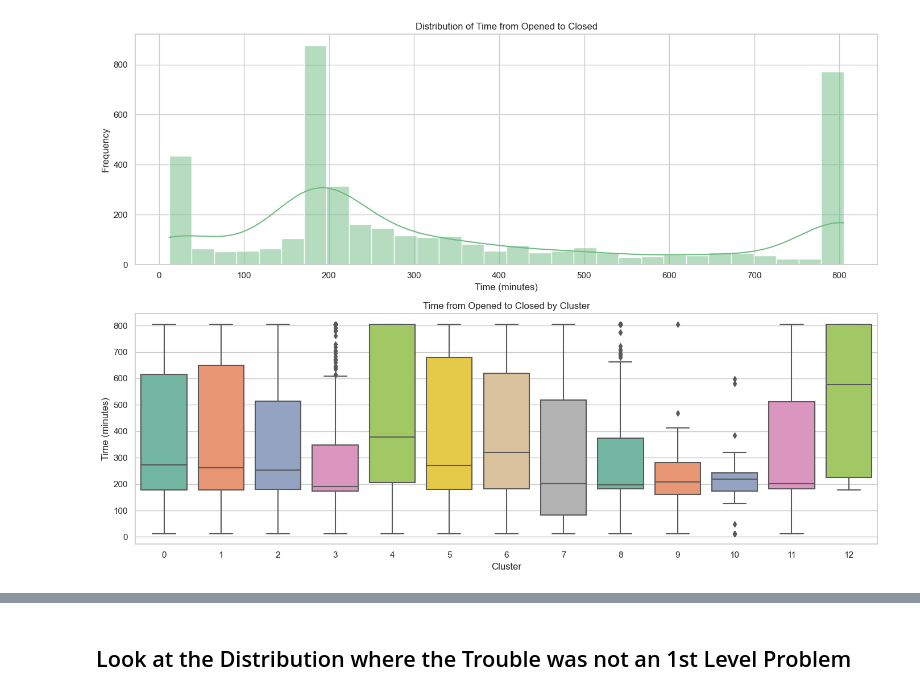
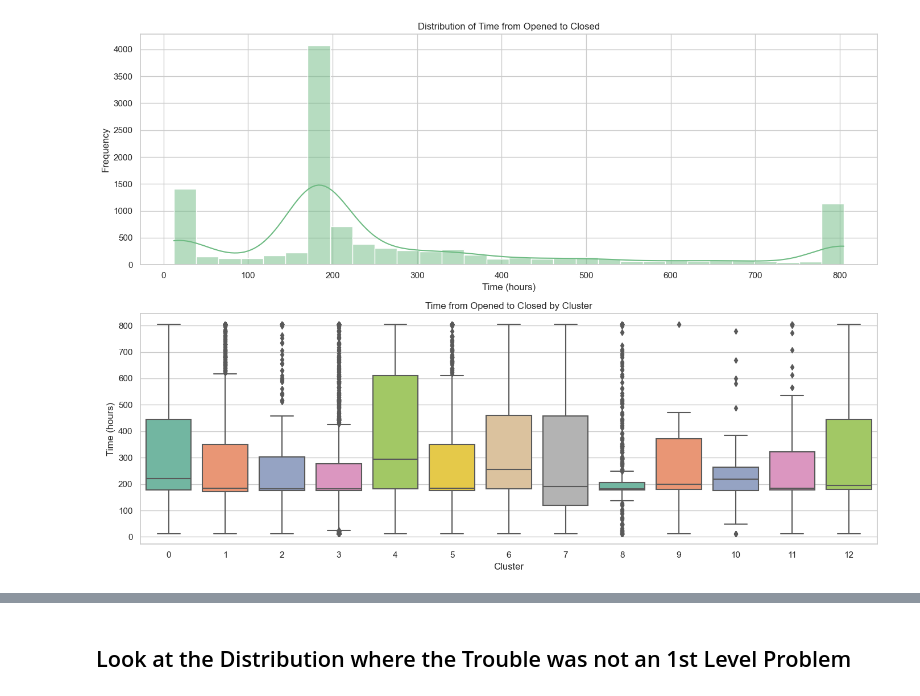
Before and after one commit to Larsibaer/Thesis, a Jupyter notebook: code_analysis.ipynb, the cells around one changed output, grey strips where cells are left out. Saved outputs shown, nothing was run; the diff lists cells and outputs as text; code cells hidden in the pictures.

```diff
--- a/code_analysis.ipynb
+++ b/code_analysis.ipynb
@@ -62,6 +62,3 @@ missing_data = data.isnull().sum()
 
 # Display the columns with missing data and their count of missing values
 missing_data[missing_data > 0]
-
-# Filter out all data where prop_group_Service.Desk.1st.Level = 100
-data = data[data['prop_group_Service.Desk.1st.Level'] != 100]
@@ -88,34 +90,34 @@ descriptive_stats
 # %%
 import matplotlib.pyplot as plt
 import seaborn as sns
 
 # Set the aesthetic style of the plots
 sns.set(style="whitegrid")
 
 # Create a figure to hold the subplots
 fig, axes = plt.subplots(nrows=2, ncols=1, figsize=(14, 10))
 
 # Histogram of 'openedToClosed'
 sns.histplot(data['openedToClosed'], bins=30, ax=axes[0], color=color_main, kde=True)
 axes[0].set_title('Distribution of Time from Opened to Closed')
-axes[0].set_xlabel('Time (minutes)')
+axes[0].set_xlabel('Time (hours)')
 axes[0].set_ylabel('Frequency')
 
 
 # Boxplot of 'openedToClosed' by 'cluster'
 sns.boxplot(x='cluster', y='openedToClosed', data=data, ax=axes[1], palette="Set2")
 axes[1].set_title('Time from Opened to Closed by Cluster')
 axes[1].set_xlabel('Cluster')
-axes[1].set_ylabel('Time (minutes)')
+axes[1].set_ylabel('Time (hours)')
 
 
 # Adjust layout
 plt.tight_layout()
 
 # Show the plots
 plt.show()
 # %% [output]
-[figure, old version]
+[figure, new version]
 # %%
 # Filter data for Cluster 4 and 6 and others for comparison
 cluster_4_data = data[data['cluster'] == 4]
```
Also changed, not shown: parts of 12 cells of this notebook, 16 other files.
